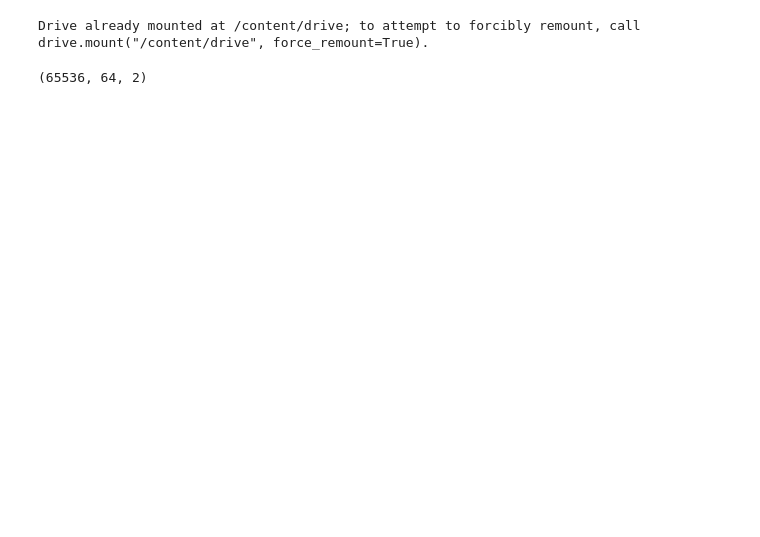
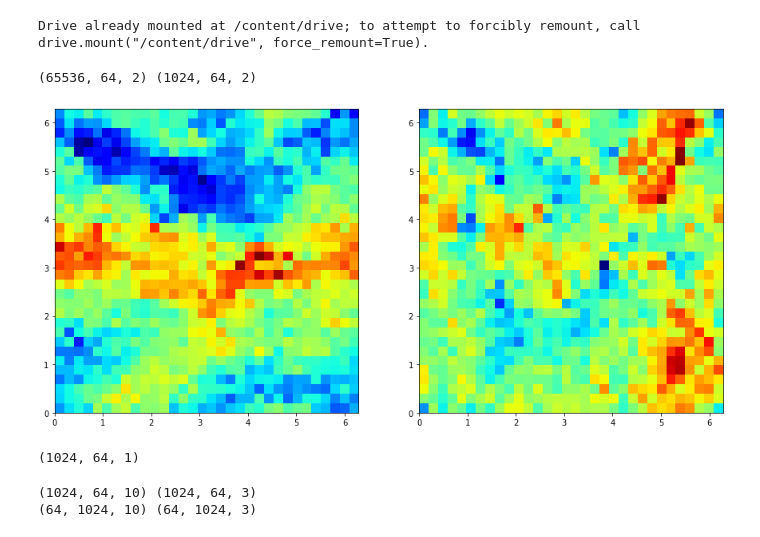
Before and after one commit to dvenkata/AMATH590, a Jupyter notebook: 03_Sub_grid_Scale_Analysis.ipynb, the cells around one changed output. Drawn from its saved outputs; the diff is of its cells as text; code cells hidden in the pictures; blank space fills up the shorter version.

```diff
--- a/03_Sub_grid_Scale_Analysis.ipynb
+++ b/03_Sub_grid_Scale_Analysis.ipynb
@@ -40,10 +41,25 @@ for i in range(b):
   else:
     ncoarse = np.append(ncoarse,n1,axis=1)
     #print(n.shape)
-# %%
-nfine.shape
-# %% [output]
-(65536, 64, 2)
+# %%
+print(nfine.shape,ncoarse.shape)
+# %% [output]
+(65536, 64, 2) (1024, 64, 2)
+# %%
+#u and v
+%matplotlib inline
+import matplotlib.pyplot as plt
+
+a=32
+fig = plt.figure(figsize = (15, 15))
+
+count=0
+for i in range(2):
+  count+=1
+  b = fig.add_subplot('12' + str(count))
+  b.imshow(ncoarse[:,0,i-1].reshape(a,a),extent = [0, 6.28, 0, 6.28],cmap='jet')
+# %% [output]
+[figure, added]
 # %%
 #Calculate subgrid stresses from filtered fine matrix UiUj
 def true_sgs(ncoarse,nfine):
@@ -110,3 +140,7 @@ vxx = vxx[:,:,np.newaxis]
+# %%
+uxx.shape
+# %% [output]
+(1024, 64, 1)
 # %%
 #Smagorinsky estimation of Tau (SG Stresses)
 Cs = .1678
@@ -134,12 +170,21 @@ def smag_compute(input_coarse,input_fine):
 input = ncoarse
 input = np.append(input,ux,axis=2)
 input = np.append(input,vx,axis=2)
+input = np.append(input,uy,axis=2)
+input = np.append(input,vy,axis=2)
 input = np.append(input,uxx,axis=2)
 input = np.append(input,vxx,axis=2)
+input = np.append(input,uyy,axis=2)
+input = np.append(input,vyy,axis=2)
 
 output = tau_Uii[:,:,np.newaxis]
 output = np.append(output,tau_Uij[:,:,np.newaxis],axis=2)
 output = np.append(output,tau_Ujj[:,:,np.newaxis],axis=2)
 
-input = input.reshape(input.shape[0]*input.shape[2],input.shape[1]).transpose()
-output = output.reshape(output.shape[0]*output.shape[2],output.shape[1]).transpose()
+print(input.shape,output.shape)
+input = input.swapaxes(0,1)
+output = output.swapaxes(0,1)
+print(input.shape,output.shape)
+# %% [output]
+(1024, 64, 10) (1024, 64, 3)
+(64, 1024, 10) (64, 1024, 3)
```
Also changed, not shown: parts of 20 cells of this notebook.
